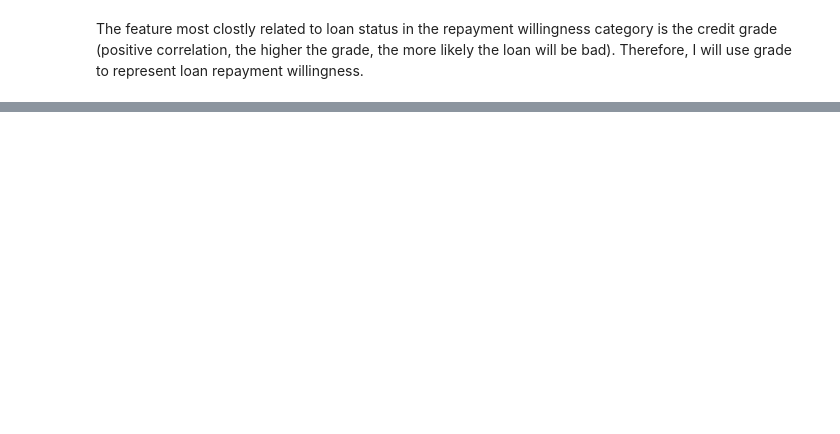
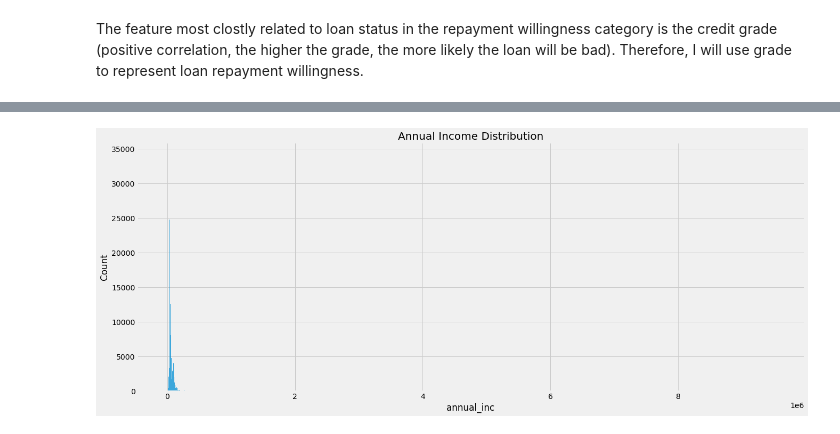
Before and after one commit to YingcanCarolWang/project-LC, a Jupyter notebook: Loan_data_analysis.ipynb, the cells around one changed output, grey strips where cells are left out. Drawn from its saved outputs; the diff is of its cells as text; code cells hidden in the pictures; blank space fills up the shorter version.

```diff
--- a/Loan_data_analysis.ipynb
+++ b/Loan_data_analysis.ipynb
@@ -289,0 +300,8 @@ df_cluster = df_cleaned[['loan_amnt','annual_inc','grade_encoded']]
+# %%
+#plot annual income
+plt.rcParams['figure.figsize'] = (20, 8)
+sns.histplot(df_cluster['annual_inc'])
+plt.title('Annual Income Distribution', fontsize = 20)
+plt.show()
+# %% [output]
+[figure, added]
```
Also changed, not shown: parts of 33 cells of this notebook.
